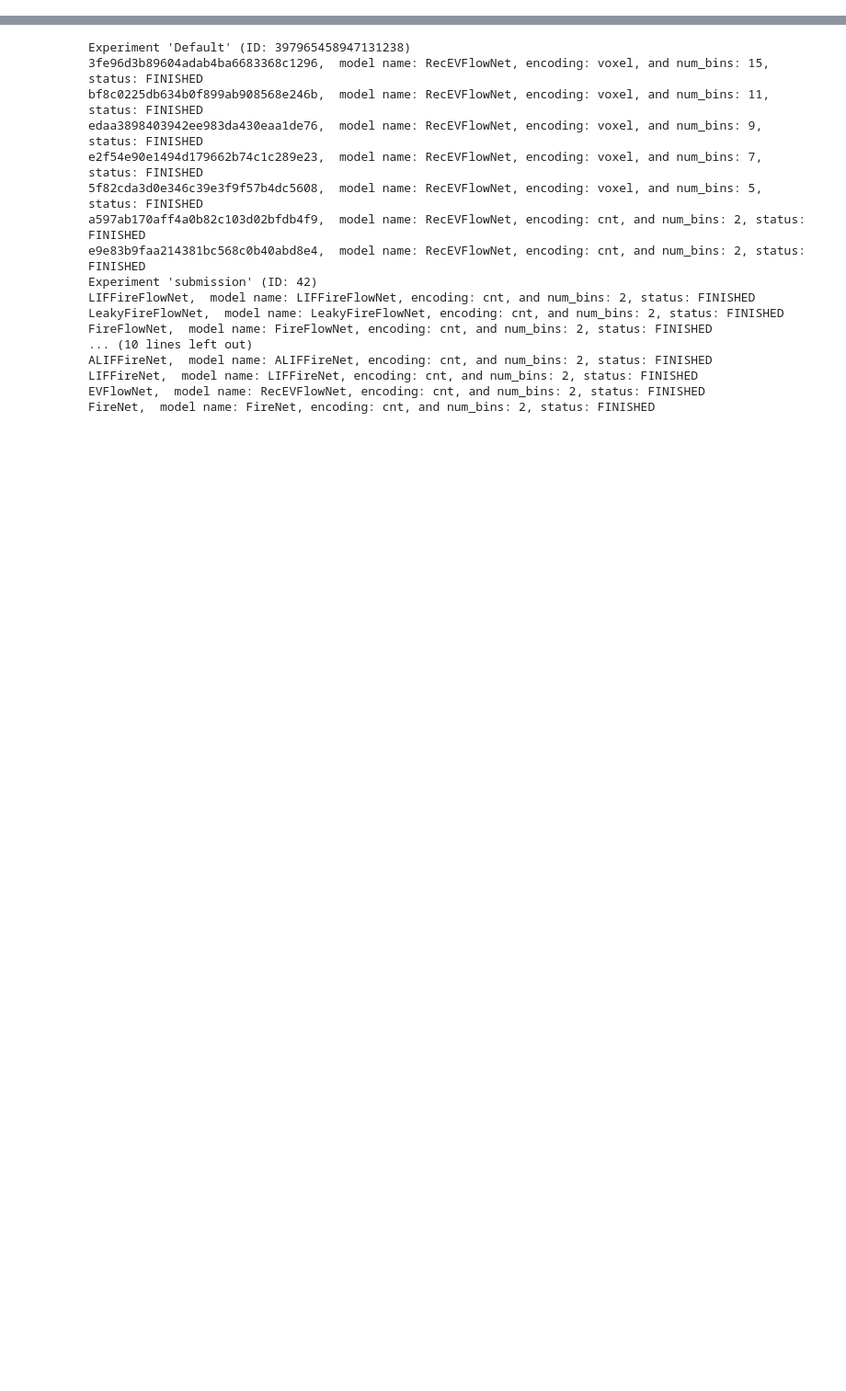
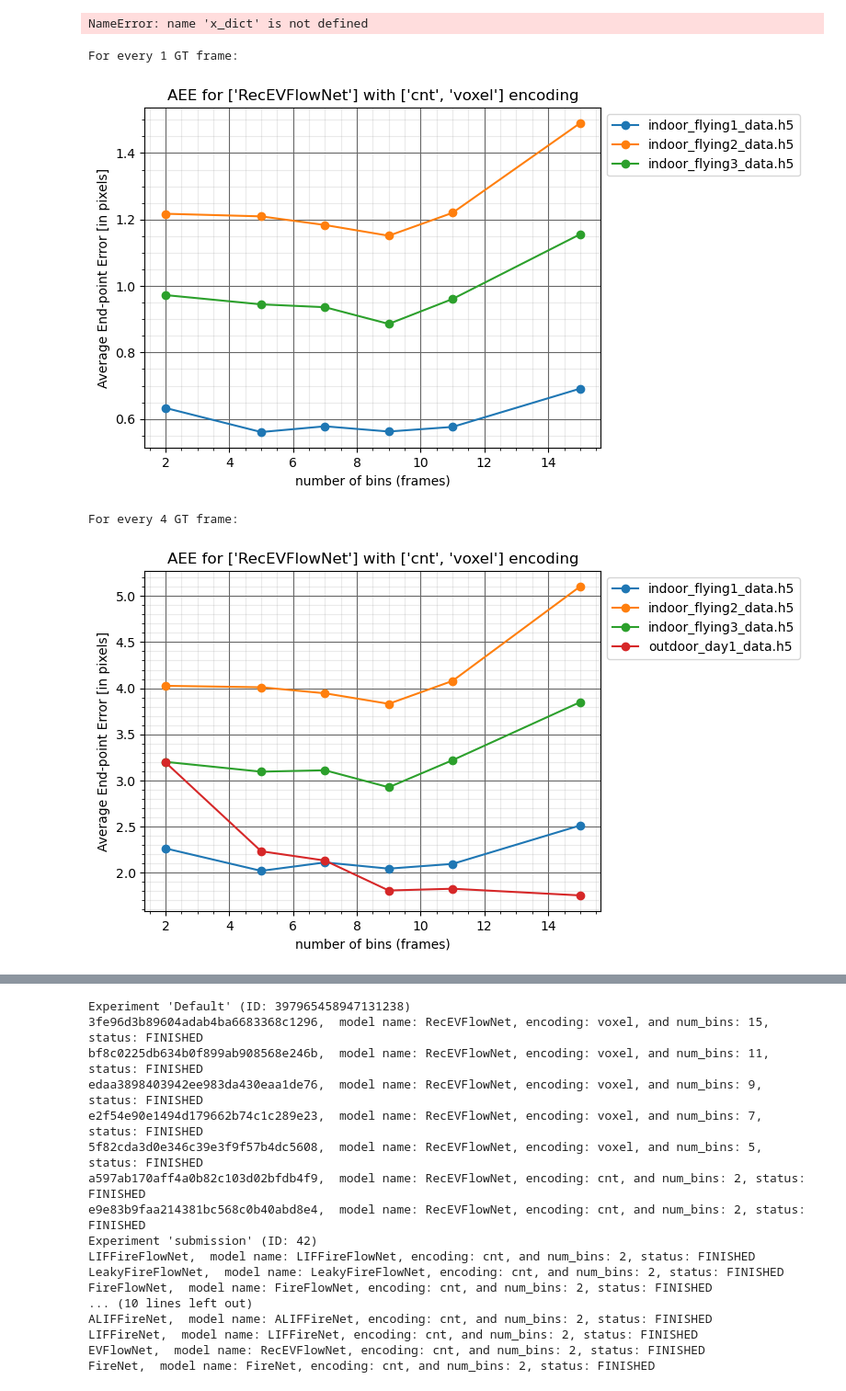
Before and after one commit to hesamaraghi/event_flow, a Jupyter notebook: Untitled-1.ipynb, the cells around one changed output, grey strips where cells are left out. Shown: that part at 92% size. Cells and saved outputs as stored; diff of their text form; code cells hidden in the pictures; blank space fills up the shorter version.

```diff
--- a/Untitled-1.ipynb
+++ b/Untitled-1.ipynb
@@ -182,34 +182,39 @@ def get_results_dict(filtered_trained_dict,evaluate_filter,results_dict = None):
     return results_dict
 # %%
 def plot_results(results,cgen):
-
+    x_dict = dict()
     for metric in results:
 
         if metric != "AEE":
             continue
+
+        x_dict[metric] = dict()
+
         for i, dataset in enumerate(results[metric]):
-            x = np.array(
-                [results[metric][dataset][0][i] for i, rid in enumerate(results[metric][dataset][1]) if rid == "EVFlowNet"]
-            )
-            if(x.shape[0] != 0):
+            # x = np.array(
+            #     [results[metric][dataset][0][i] for i, rid in enumerate(results[metric][dataset][1]) if rid == "EVFlowNet"]
+            # )
+            # if(x.shape[0] != 0):
 
-                x = x[x[:, 0].argsort()]
-                plt.plot(x[:, 0], x[:, 1], "s", color=cgen[i])
+            #     x = x[x[:, 0].argsort()]
+            #     plt.plot(x[:, 0], x[:, 1], "s", color=cgen[i])
             x = np.array(
                 [results[metric][dataset][0][i] for i, rid in enumerate(results[metric][dataset][1]) if rid != "EVFlowNet"]
             )
             if(x.shape[0] != 0):
                 x = x[x[:, 0].argsort()]
+                x_dict[metric][dataset] = x
                 plt.plot(x[:, 0], x[:, 1], "o-", color=cgen[i], label=dataset)
 
         plt.legend(loc="upper left", bbox_to_anchor=(1, 1))
-        plt.xlabel("number of (bins) frames")
-        plt.ylabel("Error [pixels]")
+        plt.xlabel("number of bins (frames)")
+        plt.ylabel("Average End-point Error [in pixels]")
         plt.title(f"{metric} for {model_name} with {encoding_type} encoding")
         plt.grid(which="major", color="#666666", linestyle="-")
         plt.minorticks_on()
         plt.grid(which="minor", color="#999999", linestyle="-", alpha=0.2)
         plt.show()
+        return x_dict
 # %%
 train_filter_dict = {
     'model':
@@ -295,6 +300,10 @@ evaluate_filter_dict = {
             'verbose': False
         }
     }
+# %%
+x_dict
+# %% [output]
+NameError: name 'x_dict' is not defined
 # %%
 import pylab
 NUM_COLORS = 5
@@ -322,31 +331,37 @@ train_filter_dict = {
             # 'name': 'RecEVFlowNet',
             # 'encoding': 'voxel',
         },
     'optimizer':
         {
             'name': 'Adam',
             # 'lr': 0.00002
         },
     'data':
         {
             'mode': 'events',
             'window': 1000,
             'window_loss': 10000
         }
     }
 trained_dict,_ = get_trained_dict()
 filtered_trained_dict = filter_trained_dict(trained_dict,train_filter_dict)
 # if you want to add other runs, you can do so by
 # filtered_trained_dict = filter_trained_dict(trained_dict,train_filter_dict,filtered_trained_dict)
 # for runid in filtered_trained_dict:
 #     print(runid)
 print('For every 1 GT frame:')
 evaluate_filter_dict = {'data':{'mode': 'gtflow_dt1'}}
 results_dict = get_results_dict(filtered_trained_dict,evaluate_filter_dict)
 results = filter_results(get_organized_results(results_dict), model_name, encoding_type)
-plot_results(results,cgen)
+results['AEE'].pop('outdoor_day1_data.h5')
+x_dict = plot_results(results,cgen)
 evaluate_filter_dict = {'data':{'mode': 'gtflow_dt4'}}
 print('For every 4 GT frame:')
 results_dict = get_results_dict(filtered_trained_dict,evaluate_filter_dict)
 results = filter_results(get_organized_results(results_dict), model_name, encoding_type)
 plot_results(results,cgen)
+# %% [output]
+For every 1 GT frame:
+[figure, added]
+For every 4 GT frame:
+[figure, added]
```
Also changed, not shown: parts of 3 cells of this notebook, 12 other files.
